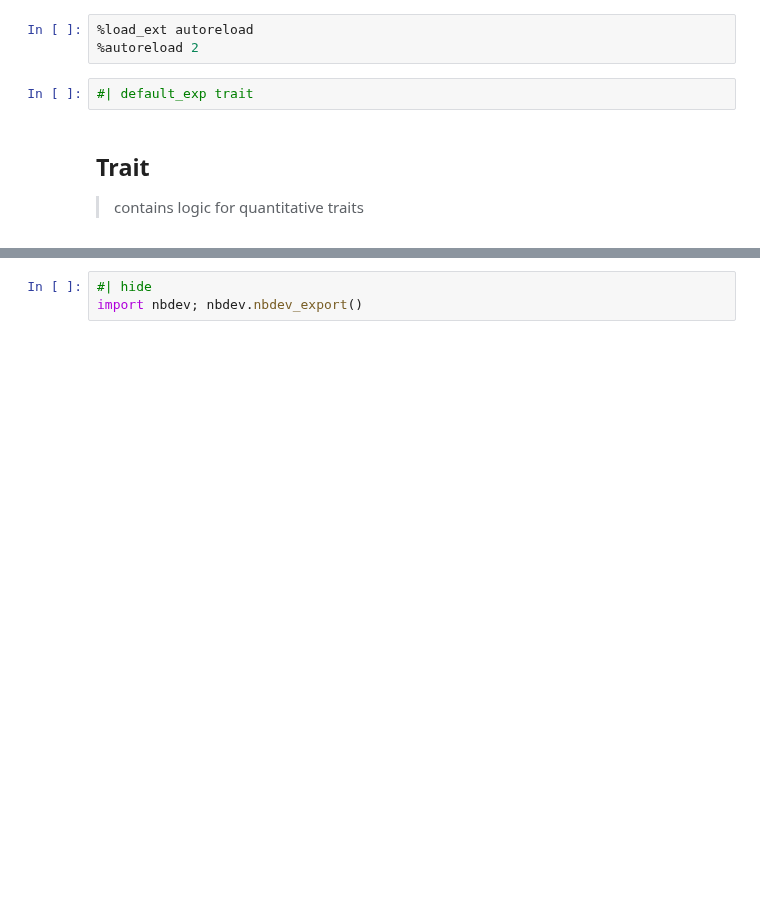
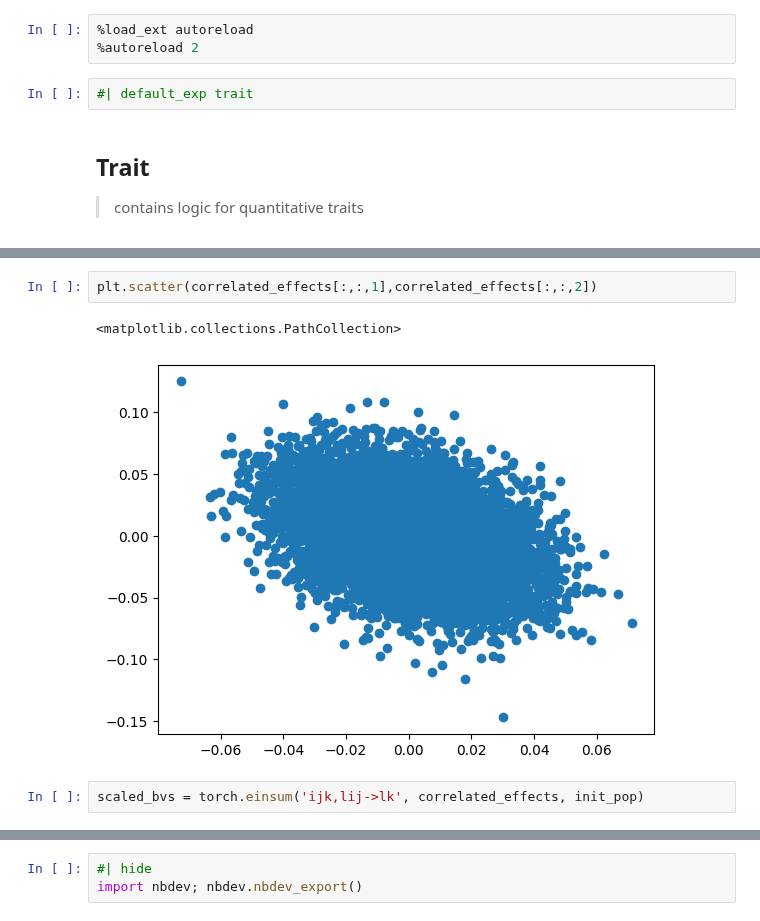
Before and after one commit to cjGO/burbankai, a Jupyter notebook: nbs/02_trait.ipynb, the cells around one changed output, grey strips where cells are left out. Drawn from its saved outputs; the diff is of its cells as text; blank space fills up the shorter version.

```diff
--- a/nbs/02_trait.ipynb
+++ b/nbs/02_trait.ipynb
@@ -451,0 +154,7 @@ t = TraitA(genome, founder_pop, 500, 450)
+# %%
+plt.scatter(correlated_effects[:,:,1],correlated_effects[:,:,2])
+# %% [output]
+<matplotlib.collections.PathCollection>
+[figure, added]
+# %%
+scaled_bvs = torch.einsum('ijk,lij->lk', correlated_effects, init_pop)
```
Also changed, not shown: parts of 10 cells of this notebook, 4 other files.
